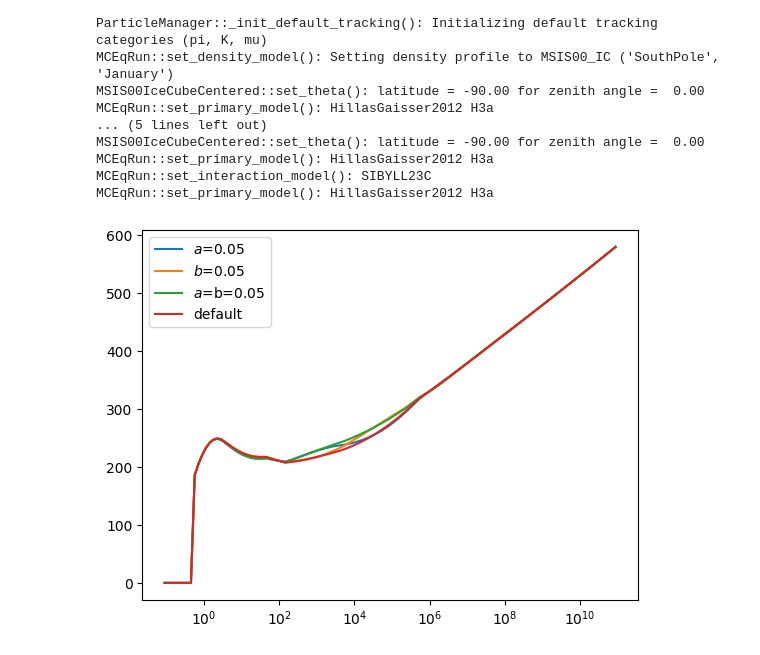
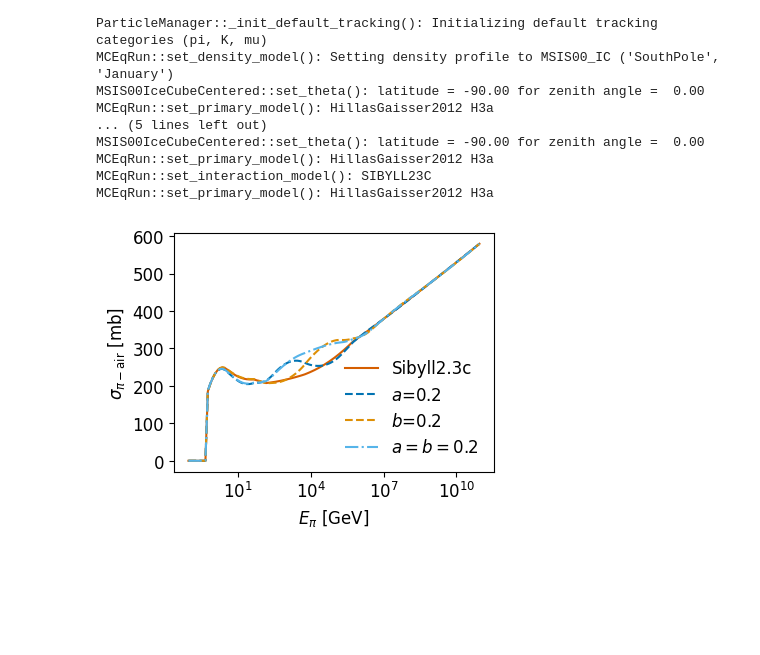
Before and after one commit to karohymon/cs-analysis, a Jupyter notebook: test_bsplineclass.ipynb, the cells around one changed output. Drawn from its saved outputs; the diff is of its cells as text; code cells hidden in the pictures; blank space fills up the shorter version.

Commit message:
finalize plots for cs modification

```diff
--- a/test_bsplineclass.ipynb
+++ b/test_bsplineclass.ipynb
@@ -84,5 +80,5 @@ plt.xscale('log')
 # %%
-modcs_all = ModIntCrossSections(mceq_air._mceq_db, interaction_model="SIBYLL2.3c",ptype=211, a=00.05, b=0.05, c=0.0)
+modcs_all = ModIntCrossSections(mceq_air._mceq_db, interaction_model="SIBYLL2.3c",ptype=211, a=00.2, b=0.2, c=0.0)
 
 
 mceq_tune = MCEqRun(
@@ -95,7 +91,7 @@ mceq_tune = MCEqRun(
 mceq_tune._int_cs = modcs_all # add modification to cross section in mceq instance
 mceq_tune.set_interaction_model(interactionmodel, force=True) # necessary to force cross section change
 
-modcs_a = ModIntCrossSections(mceq_air._mceq_db, interaction_model="SIBYLL2.3c",ptype=211, a=00.05, b=0.0, c=0.0)
+modcs_a = ModIntCrossSections(mceq_air._mceq_db, interaction_model="SIBYLL2.3c",ptype=211, a=00.2, b=0.0, c=0.0)
 
 mceq_a = MCEqRun(
             interaction_model=interactionmodel,
@@ -107,7 +103,7 @@ mceq_a = MCEqRun(
 mceq_a._int_cs = modcs_a# add modification to cross section in mceq instance
 mceq_a.set_interaction_model(interactionmodel, force=True) # necessary to force cross section change
 
-modcs_b = ModIntCrossSections(mceq_air._mceq_db, interaction_model="SIBYLL2.3c",ptype=211, a=-0.0, b=0.05, c=0.0)
+modcs_b = ModIntCrossSections(mceq_air._mceq_db, interaction_model="SIBYLL2.3c",ptype=211, a=-0.0, b=0.2, c=0.0)
 
 mceq_b= MCEqRun(
             interaction_model=interactionmodel,
@@ -137,15 +133,31 @@ MCEqRun::set_primary_model(): HillasGaisser2012 H3a
 MCEqRun::set_interaction_model(): SIBYLL23C
 MCEqRun::set_primary_model(): HillasGaisser2012 H3a
 # %%
-plt.plot(mceq_a.e_grid,modcs_a.get_cs(211, mbarn=True),label='$a$=0.05')
-plt.plot(mceq_a.e_grid,modcs_b.get_cs(211, mbarn=True),label='$b$=0.05')
-#plt.plot(mceq_a.e_grid,modcs_a.get_cs(211, mbarn=True)+modcs_b.get_cs(211, mbarn=True))
-plt.plot(mceq_a.e_grid,modcs_all.get_cs(211, mbarn=True),label='$a$=b=0.05')
-plt.plot(mceq_air.e_grid,InteractionCrossSections(mceq_air._mceq_db,interaction_model=interactionmodel).get_cs(211, mbarn=True),label='default')
-plt.legend()
+fig_width = 4.13  # half of 8.27 in
+fig_height = 3.1  # adjust for aspect ratio
 
+plt.rcParams.update({
+    "font.size": 12,         # 12 pt font
+    "axes.labelsize": 12,
+    "xtick.labelsize": 12,
+    "ytick.labelsize": 12
+})
+
+colors = sns.color_palette("colorblind")
+
+fig, ax = plt.subplots(figsize=(fig_width, fig_height))
+
+ax.plot(mceq_air.e_grid,InteractionCrossSections(mceq_air._mceq_db,interaction_model=interactionmodel).get_cs(211, mbarn=True),label='Sibyll2.3c',color=colors[3])
+
+ax.plot(mceq_a.e_grid,modcs_a.get_cs(211, mbarn=True),label='$a$=0.2',color=colors[0],ls='--')
+ax.plot(mceq_a.e_grid,modcs_b.get_cs(211, mbarn=True),label='$b$=0.2',color=colors[1],ls='--')
+
+ax.plot(mceq_a.e_grid,modcs_all.get_cs(211, mbarn=True),label='$a=b=0.2$',color=colors[9],ls='-.')
+ax.legend(frameon=False)
+ax.set_xlabel('$E_{\pi}$ [GeV]')
+ax.set_ylabel('$\sigma_{\pi - \mathrm{air}}$ [mb]')
 
 
 plt.xscale('log')
 # %% [output]
-[figure, old version]
+[figure, new version]
```
Also changed, not shown: parts of 6 cells of this notebook.
